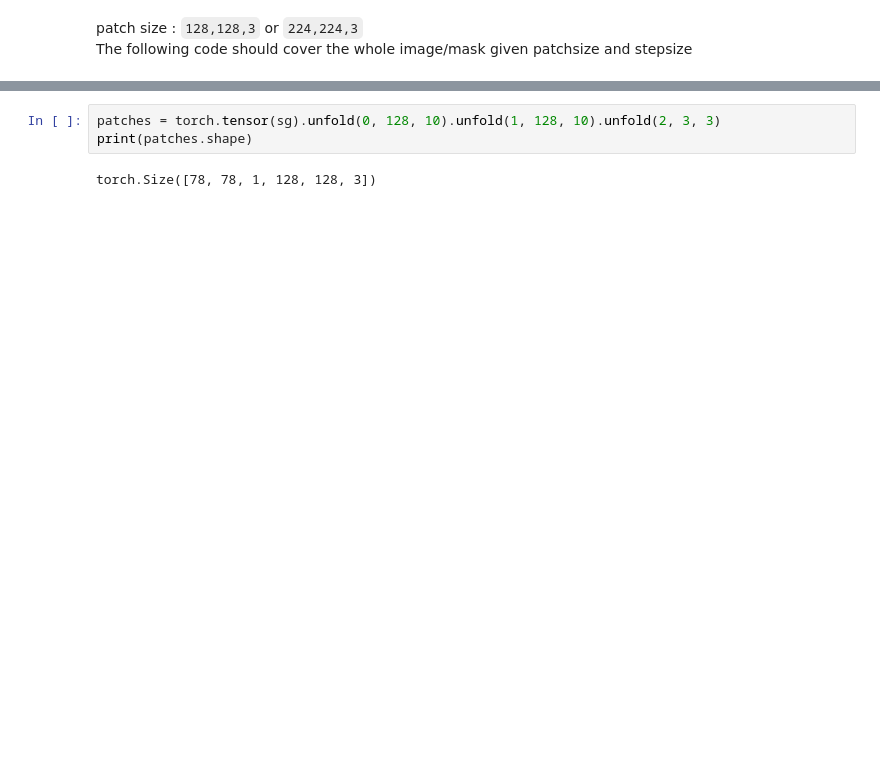
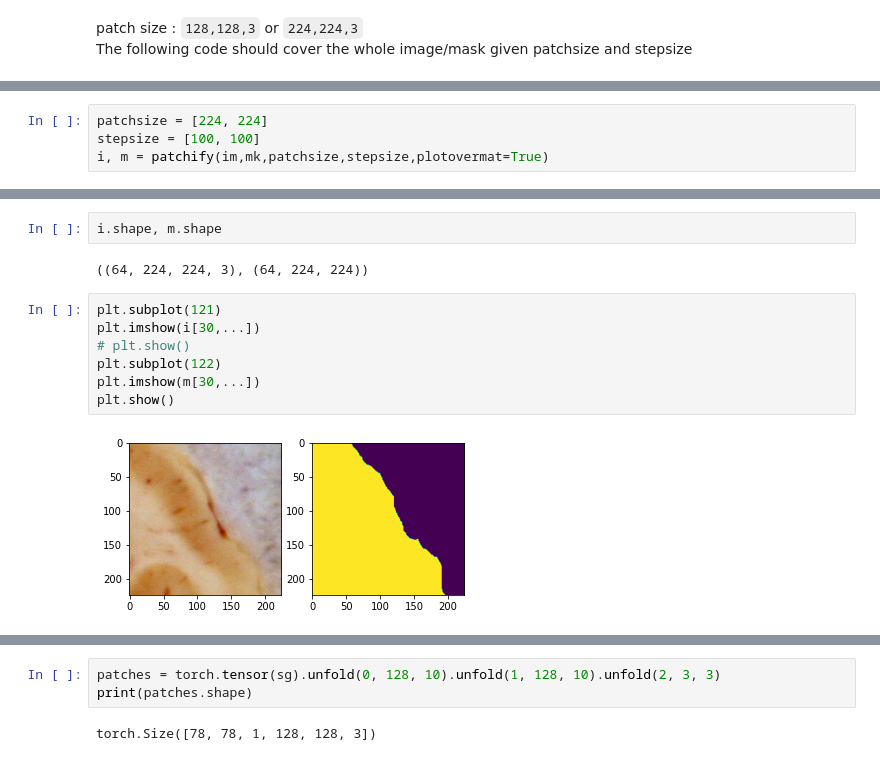
Before and after one commit to ranabanik/Blockface, a Jupyter notebook: Codes/EDAElementary.ipynb, the cells around one changed output, grey strips where cells are left out. Saved outputs shown, nothing was run; the diff lists cells and outputs as text; blank space fills up the shorter version.

Commit message:
patchify added and verified

```diff
--- a/Codes/EDAElementary.ipynb
+++ b/Codes/EDAElementary.ipynb
@@ -131,0 +130,4 @@ Happens
+# %%
+patchsize = [224, 224]
+stepsize = [100, 100]
+i, m = patchify(im,mk,patchsize,stepsize,plotovermat=True)
@@ -131,0 +136,13 @@ Happens
+# %%
+i.shape, m.shape
+# %% [output]
+((64, 224, 224, 3), (64, 224, 224))
+# %%
+plt.subplot(121)
+plt.imshow(i[30,...])
+# plt.show()
+plt.subplot(122)
+plt.imshow(m[30,...])
+plt.show()
+# %% [output]
+[figure, added]
```
Also changed, not shown: parts of 8 cells of this notebook.
